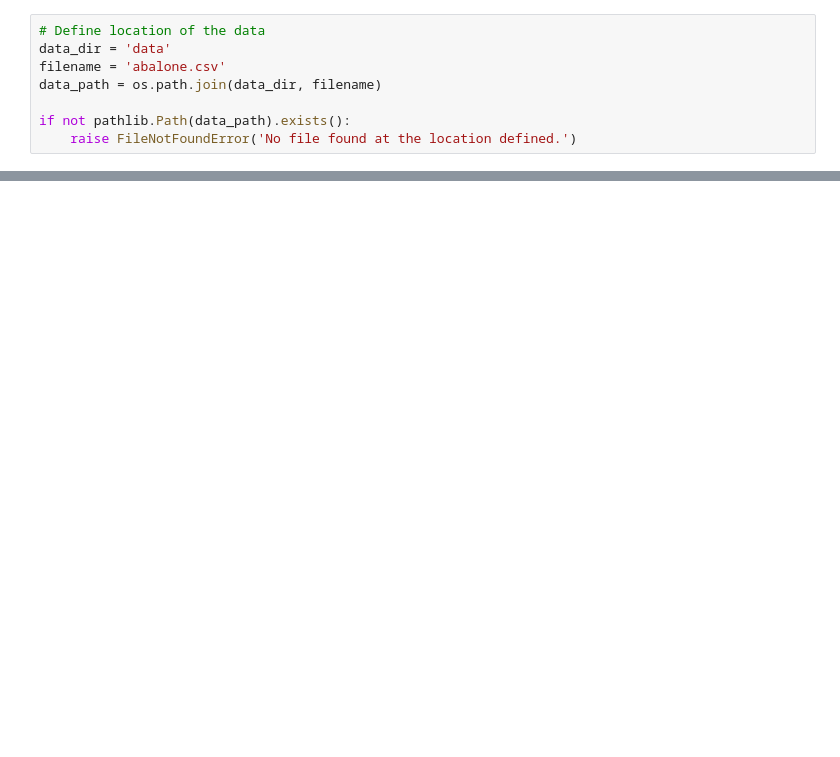
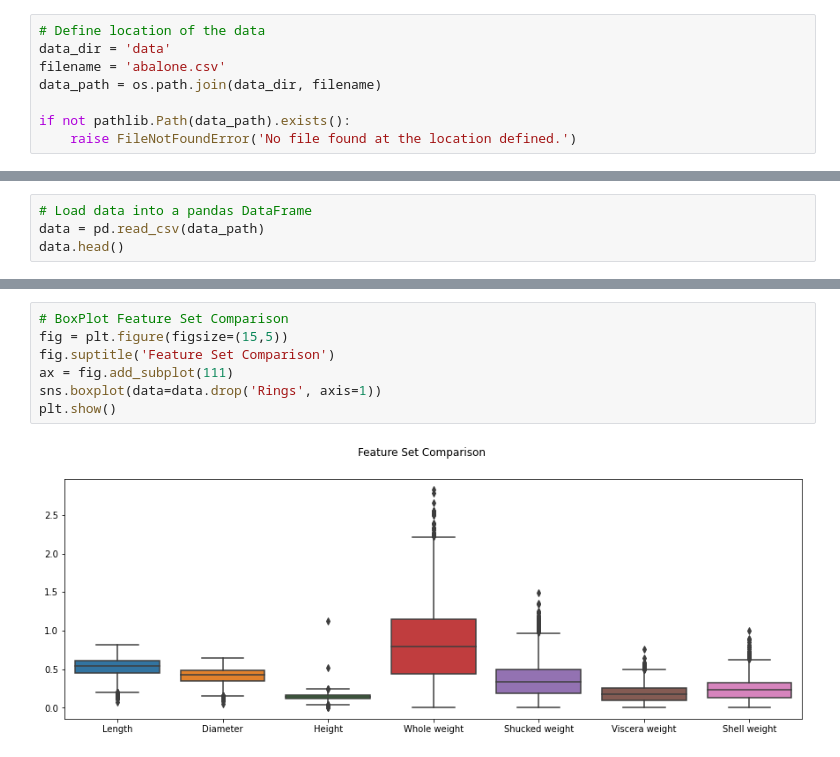
Before and after one commit to radroid/ml-algorithms-assignments, a Jupyter notebook: assignment_1/assignment_1.ipynb, the cells around one changed output, grey strips where cells are left out. Saved outputs shown, nothing was run; the diff lists cells and outputs as text; blank space fills up the shorter version.

```diff
--- a/assignment_1/assignment_1.ipynb
+++ b/assignment_1/assignment_1.ipynb
@@ -67,0 +70,4 @@ dataset.head()
+# %%
+# Load data into a pandas DataFrame
+data = pd.read_csv(data_path)
+data.head()
@@ -67,0 +125,9 @@ dataset.head()
+# %%
+# BoxPlot Feature Set Comparison
+fig = plt.figure(figsize=(15,5))
+fig.suptitle('Feature Set Comparison')
+ax = fig.add_subplot(111)
+sns.boxplot(data=data.drop('Rings', axis=1))
+plt.show()
+# %% [output]
+[figure, added]
```
Also changed, not shown: parts of 16 cells of this notebook.
